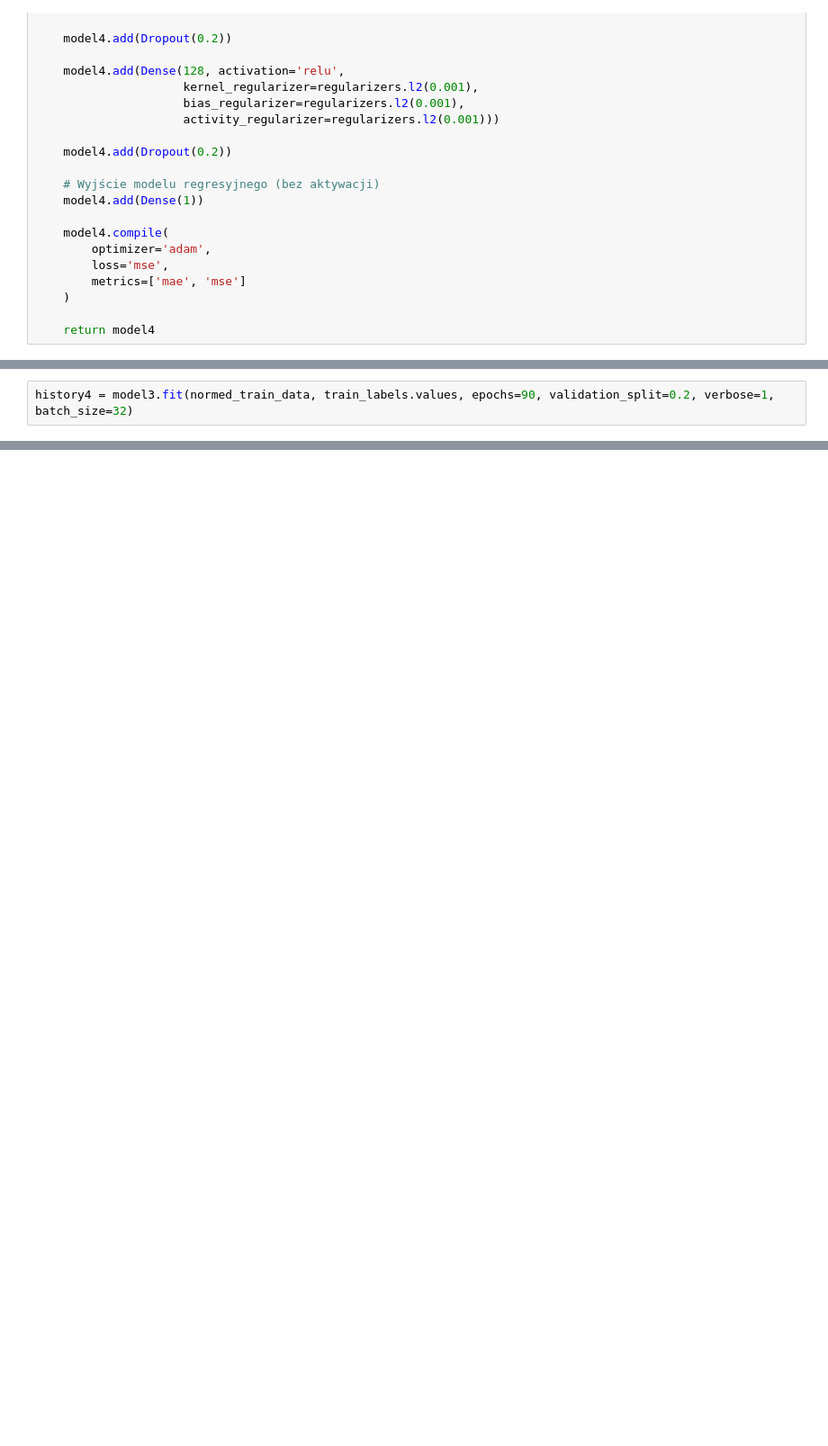
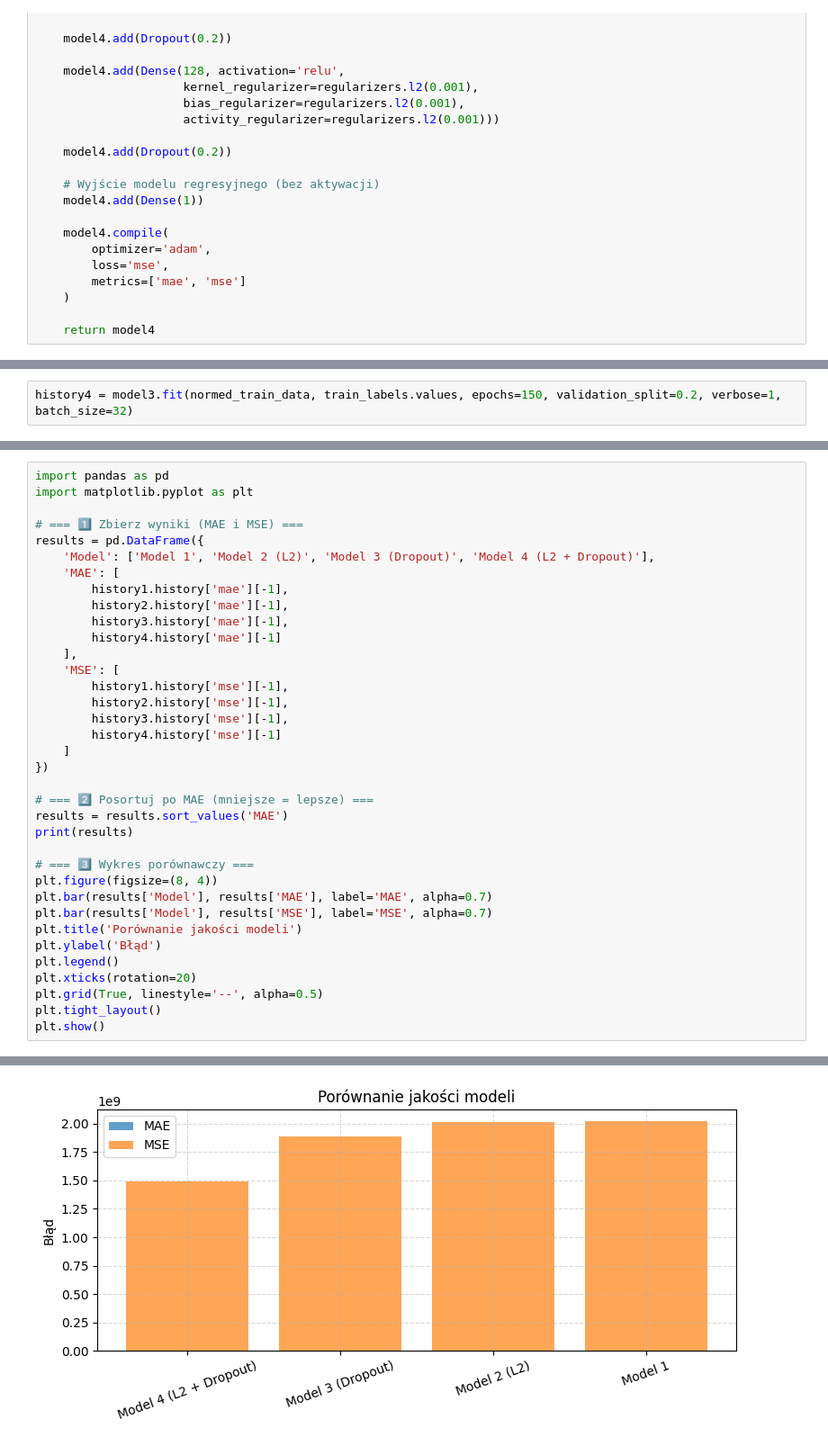
Before and after one commit to Marcin19721205/Wprowadzenie-Do-Sieci-Neuronowych, a Jupyter notebook: 16_Keras08_housing_prices_regression02MJ.ipynb, the cells around one changed output, grey strips where cells are left out. Shown at 90% size. Saved outputs shown, nothing was run; the diff lists cells and outputs as text; blank space fills up the shorter version.

```diff
--- a/16_Keras08_housing_prices_regression02MJ.ipynb
+++ b/16_Keras08_housing_prices_regression02MJ.ipynb
@@ -754,5 +753,5 @@ Model: "sequential_4"
  Trainable params: 603,905 (2.30 MB)
  Non-trainable params: 0 (0.00 B)
 # %%
-history4 = model3.fit(normed_train_data, train_labels.values, epochs=90, validation_split=0.2, verbose=1, batch_size=32)
+history4 = model3.fit(normed_train_data, train_labels.values, epochs=150, validation_split=0.2, verbose=1, batch_size=32)
 # %% [output]
@@ -805,2 +804,39 @@ px.histogram(pred4, 'error', marginal='rug', width=1000).show()
 [interactive output not drawn]
 [interactive output not drawn]
+# %%
+import pandas as pd
+import matplotlib.pyplot as plt
+
+# === 1️⃣ Zbierz wyniki (MAE i MSE) ===
+results = pd.DataFrame({
+    'Model': ['Model 1', 'Model 2 (L2)', 'Model 3 (Dropout)', 'Model 4 (L2 + Dropout)'],
+    'MAE': [
+        history1.history['mae'][-1],
+        history2.history['mae'][-1],
+        history3.history['mae'][-1],
+        history4.history['mae'][-1]
+    ],
+    'MSE': [
+        history1.history['mse'][-1],
+        history2.history['mse'][-1],
+        history3.history['mse'][-1],
+        history4.history['mse'][-1]
+    ]
+})
+
+# === 2️⃣ Posortuj po MAE (mniejsze = lepsze) ===
+results = results.sort_values('MAE')
+print(results)
+
+# === 3️⃣ Wykres porównawczy ===
+plt.figure(figsize=(8, 4))
+plt.bar(results['Model'], results['MAE'], label='MAE', alpha=0.7)
+plt.bar(results['Model'], results['MSE'], label='MSE', alpha=0.7)
+plt.title('Porównanie jakości modeli')
+plt.ylabel('Błąd')
+plt.legend()
+plt.xticks(rotation=20)
+plt.grid(True, linestyle='--', alpha=0.5)
+plt.tight_layout()
+plt.show()
+# %% [output]
@@ -806,0 +848 @@ px.histogram(pred4, 'error', marginal='rug', width=1000).show()
+[figure, added]
```
Also changed, not shown: parts of 29 cells of this notebook.
